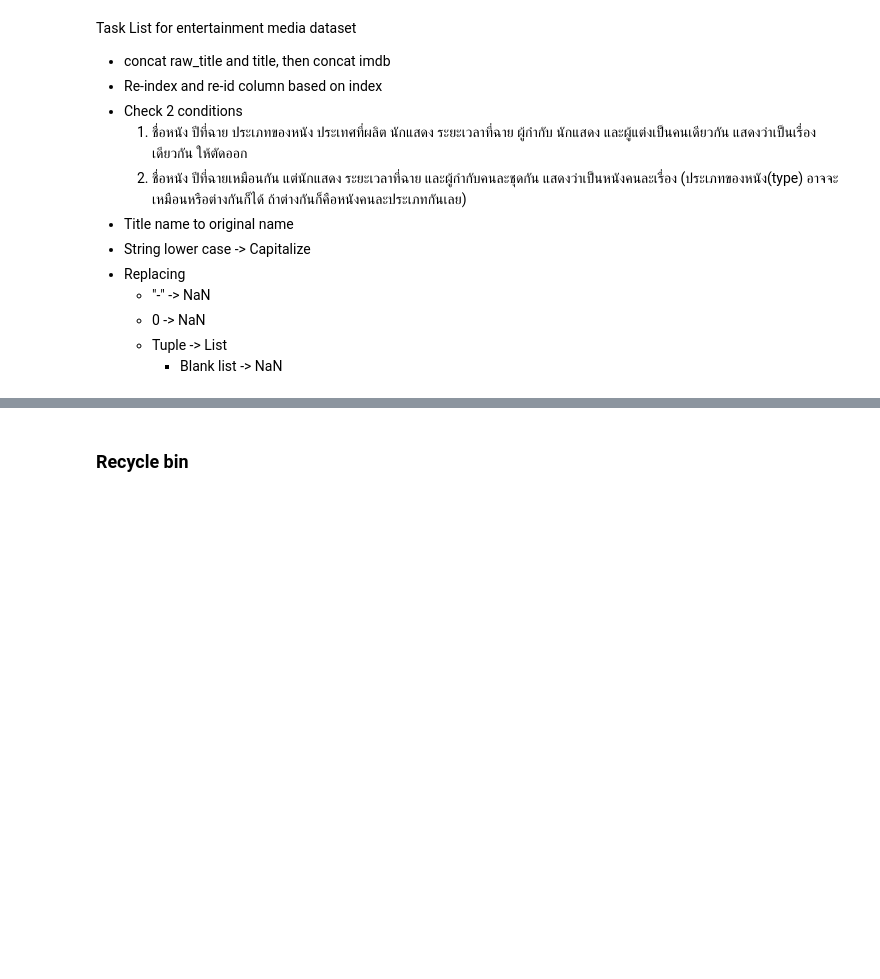
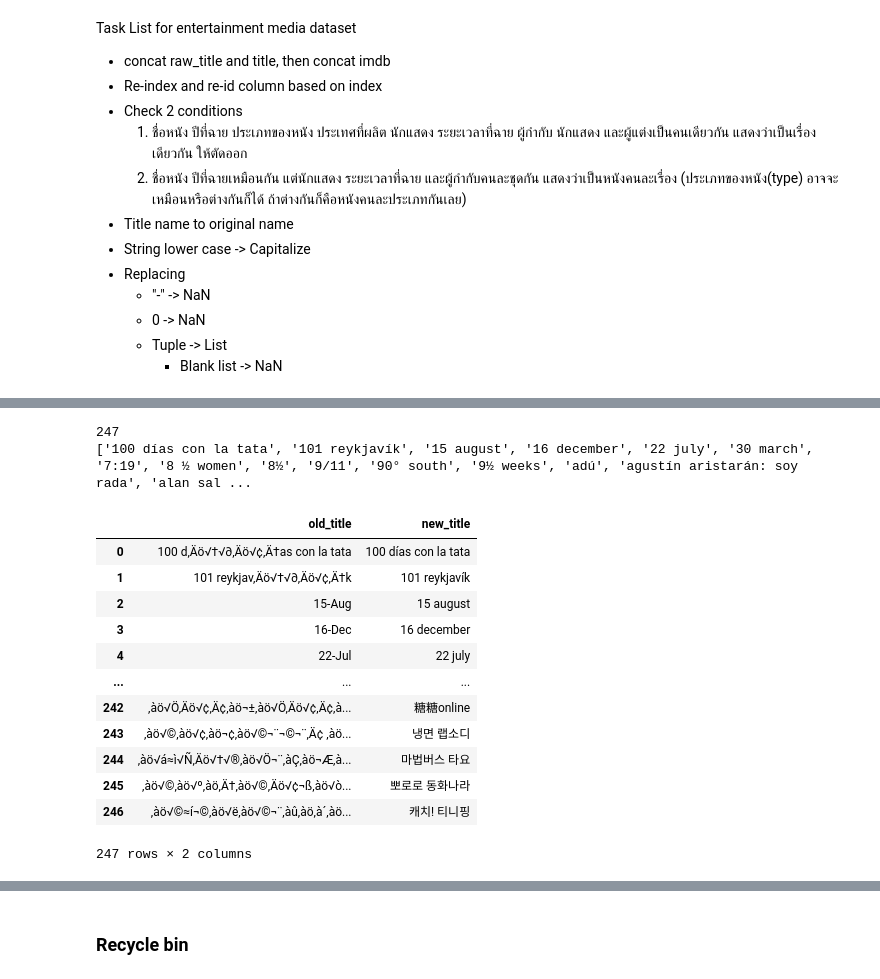
Before and after one commit to zolocapricorn/Senior_Project, a Jupyter notebook: Preparing_data.ipynb, the cells around one changed output, grey strips where cells are left out. Cells and saved outputs as stored; diff of their text form; code cells hidden in the pictures; blank space fills up the shorter version.

```diff
--- a/Preparing_data.ipynb
+++ b/Preparing_data.ipynb
@@ -213,17 +210,17 @@ country_dict = {'US':'United States', 'BY':'Belarus', 'SK':'Slovakia', 'KG':'Kyr
                 'MC':'Monaco', 'MW':'Malawi', 'CY':'Cyprus', 'SN':'Senegal', 'LK':'Sri Lanka', 'MU':'Mauritius',
                 'IO':'British Indian Ocean Territory', 'GT':'Guatemala', 'AO':'Angola', 'GR':'Greece',
                 'KN':'Saint Kitts and Nevis', 'KE':'Kenya', 'FO':'Faroe Islands', 'NA':'Namibia', 'AF':'Afghanistan',
-                "south korea": "korea", "stateless": "-"}
+                "korea": "south korea", "stateless": ""}
 
 type_dict = {'tv movie': 'movie', 'tv series': 'show', 'episode': 'show',
              'tv mini series': 'show', 'video movie': 'movie',
-             "tv short": "show"}
+             "tv short": "show", "series": "show"}
 
 genre_dict = {"scifi": "sci-fi", "documentary": "documentation"}
 
 language_dict = {"none": "none language", "old": "old language"}
 
-cleaning_dict = str.maketrans({"[": "", "]": "", "'": "", "(": "", ")": "", ",": ""})
+cleaning_dict = str.maketrans({"[": "", "]": "", "'": "", "(": "", ")": ""})
 # %% [markdown]
 #**Processing Zone**
 # %% [markdown]
@@ -1411,0 +1422,7 @@ emd.to_csv("third_condition.csv")
+# %%
+des = []
+for i in emd["title"]:
+  if i not in entertainment_media["title"].tolist() and i not in des:
+    des.append(i)
+print(sorted(des))
+print(len(des))
@@ -1411,0 +1437,3 @@ emd.to_csv("third_condition.csv")
+# %%
+old_title = pd.read_csv("/content/test.csv")
+old_title
@@ -1411,0 +1454,28 @@ emd.to_csv("third_condition.csv")
+# %%
+cutoff = ["abcd 2", "kabhi khushi kabhie gham...", "the yin yang master", "minsara kanavu"]
+new_instead = []
+for title in sorted(des):
+  if title not in cutoff and title not in new_instead:
+    new_instead.append(title)
+print(len(new_instead))
+print(new_instead)
+# %% [output]
+247
+['100 días con la tata', '101 reykjavík', '15 august', '16 december', '22 july', '30 march', '7:19', '8 ½ women', '8½', '9/11', '90° south', '9½ weeks', 'adú', 'agustín aristarán: soy rada', 'alan sal ...
+# %%
+old_title["new_title"] = new_instead
+old_title
+# %% [output]
+|  | old_title | new_title |
+| 0 | 100 d‚Äö√†√∂‚Äö√¢‚Ä†as con la tata | 100 días con la tata |
+| 1 | 101 reykjav‚Äö√†√∂‚Äö√¢‚Ä†k | 101 reykjavík |
+| 2 | 15-Aug | 15 august |
+| 3 | 16-Dec | 16 december |
+| 4 | 22-Jul | 22 july |
+| ... | ... | ... |
+| 242 | ‚àö√Ö‚Äö√¢‚Ä¢‚àö¬±‚àö√Ö‚Äö√¢‚Ä¢‚à... | 糖糖online |
+| 243 | ‚àö√©‚àö√¢‚àö¬¢‚àö√©¬¨¬©¬¨‚Ä¢ ‚àö... | 냉면 랩소디 |
+| 244 | ‚àö√á≈ì√Ñ‚Äö√†√®‚àö√Ö¬¨‚àÇ‚àö¬Æ‚à... | 마법버스 타요 |
+| 245 | ‚àö√©‚àö√º‚àö‚Ä†‚àö√©‚Äö√¢¬ß‚àö√ò... | 뽀로로 동화나라 |
+| 246 | ‚àö√©≈í¬©‚àö√ë‚àö√©¬¨‚àû‚àö‚à´‚àö... | 캐치! 티니핑 |
+247 rows × 2 columns
```
Also changed, not shown: parts of 28 cells of this notebook.
